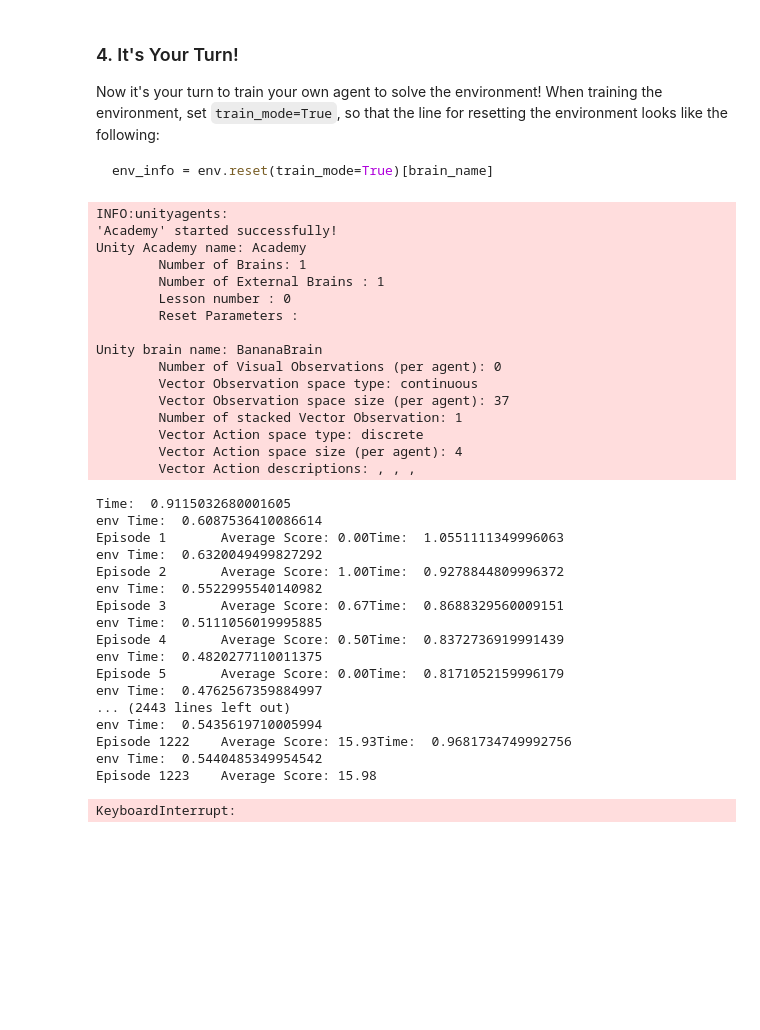
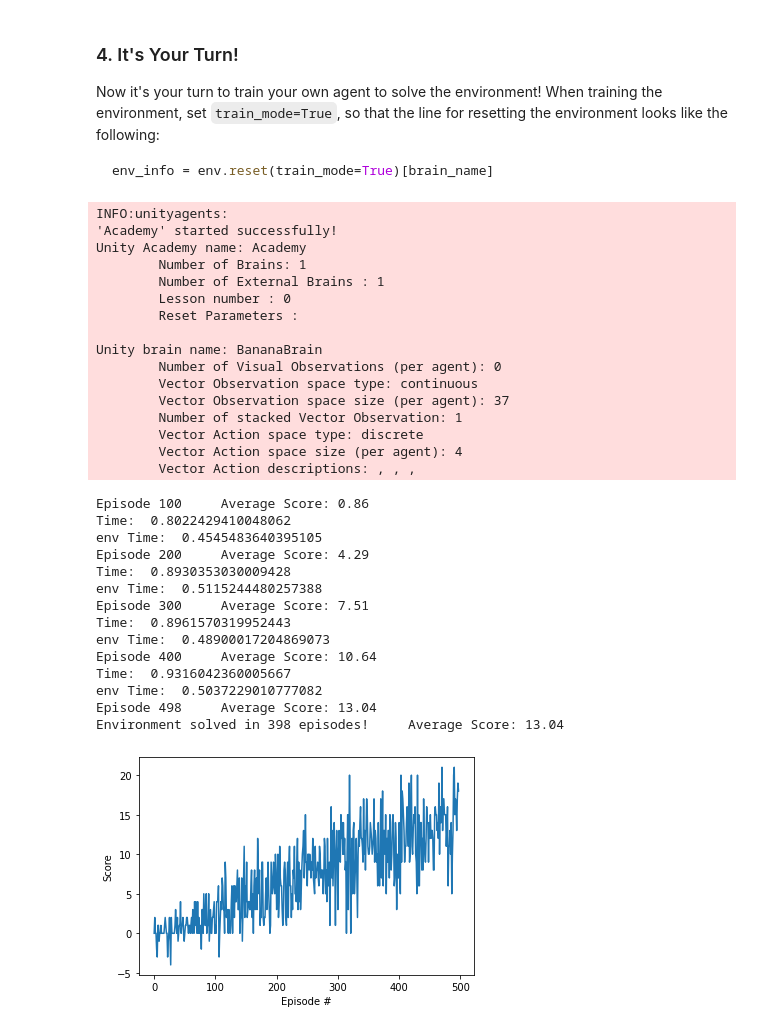
Before and after one commit to jmh-1/deep-reinforcement-learning, a Jupyter notebook: p1_navigation/Navigation.ipynb, the cells around one changed output. Cells and saved outputs as stored; diff of their text form; code cells hidden in the pictures; blank space fills up the shorter version.

```diff
--- a/p1_navigation/Navigation.ipynb
+++ b/p1_navigation/Navigation.ipynb
@@ -135,6 +135,7 @@ from unityagents import UnityEnvironment
 import numpy as np
 from IPython.core.debugger import set_trace
 import timeit
+import torch
 
 
 env = UnityEnvironment(file_name="Banana_Linux_NoVis/Banana.x86_64")
@@ -184,8 +185,7 @@ def dqn(n_episodes=2000, max_t=1000, eps_start=1.0, eps_end=0.01, eps_decay=0.99
             score += reward
             if done:
                 break
-        print('Time: ', timeit.default_timer() - start)
-        print('env Time: ', total_env_time)
+
 
         scores_window.append(score)       # save most recent score
         scores.append(score)              # save most recent score
@@ -193,55 +193,54 @@ def dqn(n_episodes=2000, max_t=1000, eps_start=1.0, eps_end=0.01, eps_decay=0.99
         print('\rEpisode {}\tAverage Score: {:.2f}'.format(i_episode, np.mean(scores_window)), end="")
         if i_episode % 100 == 0:
             print('\rEpisode {}\tAverage Score: {:.2f}'.format(i_episode, np.mean(scores_window)))
-        if np.mean(scores_window)>=200.0:
+            print('Time: ', timeit.default_timer() - start)
+            print('env Time: ', total_env_time)
+        if np.mean(scores_window)>=13.0:
             print('\nEnvironment solved in {:d} episodes!\tAverage Score: {:.2f}'.format(i_episode-100, np.mean(scores_window)))
             torch.save(agent.qnetwork_local.state_dict(), 'checkpoint.pth')
             break
     return scores
 
 scores = dqn()
 
 # plot the scores
 fig = plt.figure()
 ax = fig.add_subplot(111)
 plt.plot(np.arange(len(scores)), scores)
 plt.ylabel('Score')
 plt.xlabel('Episode #')
 plt.show()
 # %% [output]
 INFO:unityagents:
 'Academy' started successfully!
 Unity Academy name: Academy
         Number of Brains: 1
         Number of External Brains : 1
         Lesson number : 0
         Reset Parameters :
 
 Unity brain name: BananaBrain
         Number of Visual Observations (per agent): 0
         Vector Observation space type: continuous
         Vector Observation space size (per agent): 37
         Number of stacked Vector Observation: 1
         Vector Action space type: discrete
         Vector Action space size (per agent): 4
         Vector Action descriptions: , , ,
-Time:  0.9115032680001605
-env Time:  0.6087536410086614
-Episode 1       Average Score: 0.00Time:  1.0551111349996063
-env Time:  0.6320049499827292
-Episode 2       Average Score: 1.00Time:  0.9278844809996372
-env Time:  0.5522995540140982
-Episode 3       Average Score: 0.67Time:  0.8688329560009151
-env Time:  0.5111056019995885
-Episode 4       Average Score: 0.50Time:  0.8372736919991439
-env Time:  0.4820277110011375
-Episode 5       Average Score: 0.00Time:  0.8171052159996179
-env Time:  0.4762567359884997
-... (2443 lines left out)
-env Time:  0.5435619710005994
-Episode 1222    Average Score: 15.93Time:  0.9681734749992756
-env Time:  0.5440485349954542
-Episode 1223    Average Score: 15.98
+Episode 100     Average Score: 0.86
+Time:  0.8022429410048062
+env Time:  0.4545483640395105
+Episode 200     Average Score: 4.29
+Time:  0.8930353030009428
+env Time:  0.5115244480257388
+Episode 300     Average Score: 7.51
+Time:  0.8961570319952443
+env Time:  0.48900017204869073
+Episode 400     Average Score: 10.64
+Time:  0.9316042360005667
+env Time:  0.5037229010777082
+Episode 498     Average Score: 13.04
+Environment solved in 398 episodes!     Average Score: 13.04
-KeyboardInterrupt:
+[figure, added]
 # %%
 env.close()
```
Also changed, not shown: 1 other file.
